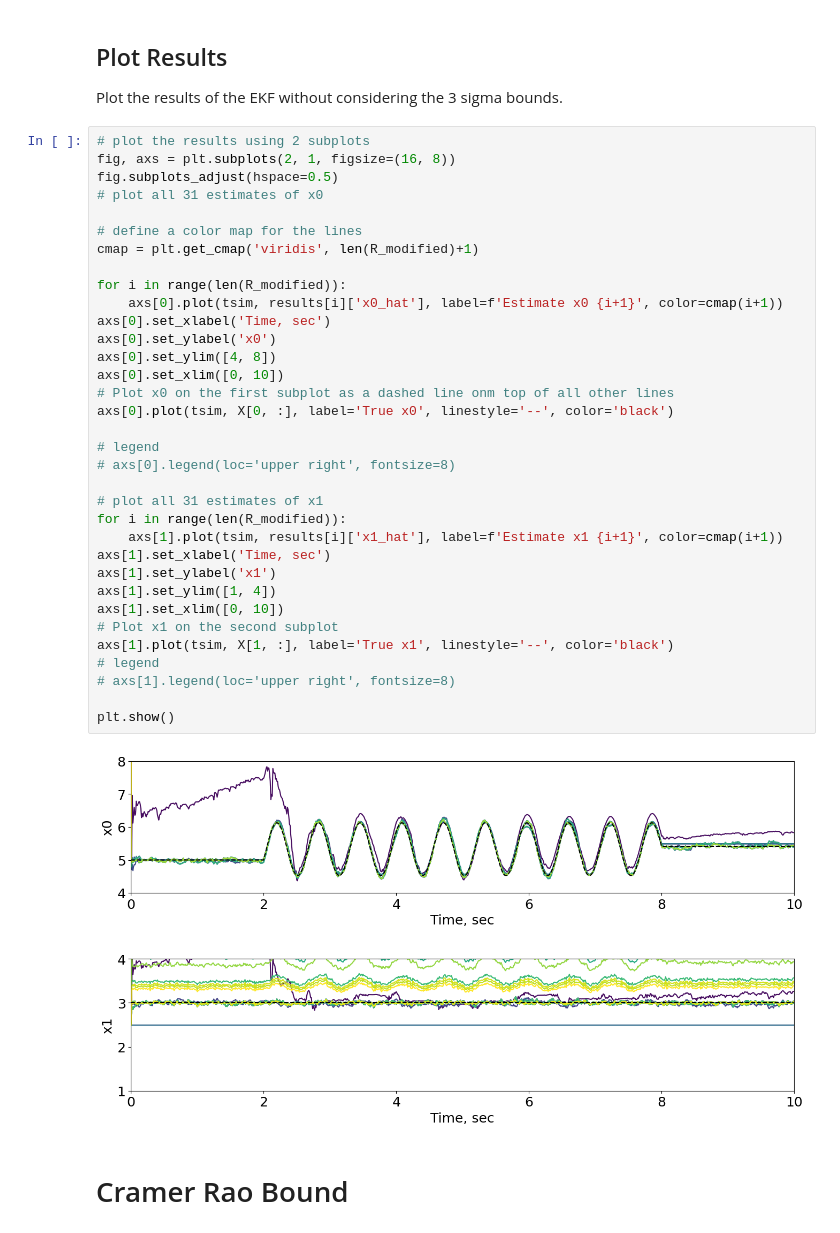
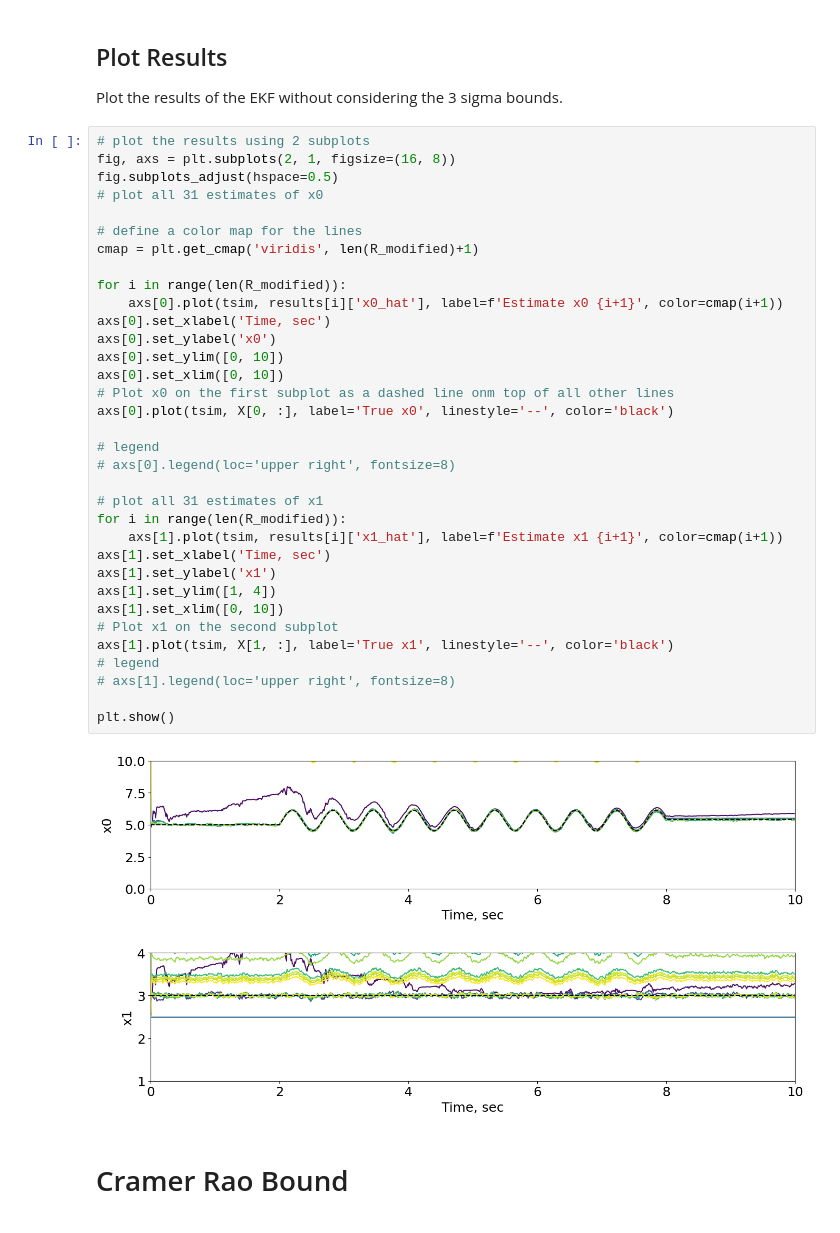
Before and after one commit to jadenmecham/First-Project, a Jupyter notebook: 4 - Nonlinear Camera/5C_EKF_UKF_monocamera_corrected.ipynb, the cells around one changed output. Cells and saved outputs as stored; diff of their text form.

```diff
--- a/4 - Nonlinear Camera/5C_EKF_UKF_monocamera_corrected.ipynb
+++ b/4 - Nonlinear Camera/5C_EKF_UKF_monocamera_corrected.ipynb
@@ -241,35 +241,35 @@ fig.subplots_adjust(hspace=0.5)
 # plot all 31 estimates of x0
 
 # define a color map for the lines
 cmap = plt.get_cmap('viridis', len(R_modified)+1)
 
 for i in range(len(R_modified)):
     axs[0].plot(tsim, results[i]['x0_hat'], label=f'Estimate x0 {i+1}', color=cmap(i+1))
 axs[0].set_xlabel('Time, sec')
 axs[0].set_ylabel('x0')
-axs[0].set_ylim([4, 8])
+axs[0].set_ylim([0, 10])
 axs[0].set_xlim([0, 10])
 # Plot x0 on the first subplot as a dashed line onm top of all other lines
 axs[0].plot(tsim, X[0, :], label='True x0', linestyle='--', color='black')
 
 # legend
 # axs[0].legend(loc='upper right', fontsize=8)
 
 # plot all 31 estimates of x1
 for i in range(len(R_modified)):
     axs[1].plot(tsim, results[i]['x1_hat'], label=f'Estimate x1 {i+1}', color=cmap(i+1))
 axs[1].set_xlabel('Time, sec')
 axs[1].set_ylabel('x1')
 axs[1].set_ylim([1, 4])
 axs[1].set_xlim([0, 10])
 # Plot x1 on the second subplot
 axs[1].plot(tsim, X[1, :], label='True x1', linestyle='--', color='black')
 # legend
 # axs[1].legend(loc='upper right', fontsize=8)
 
 plt.show()
 # %% [output]
-[figure, old version]
+[figure, new version]
 # %% [markdown]
 # Cramer Rao Bound
 # %% [markdown]
```
Also changed, not shown: parts of 10 cells of this notebook, 1 other file.
